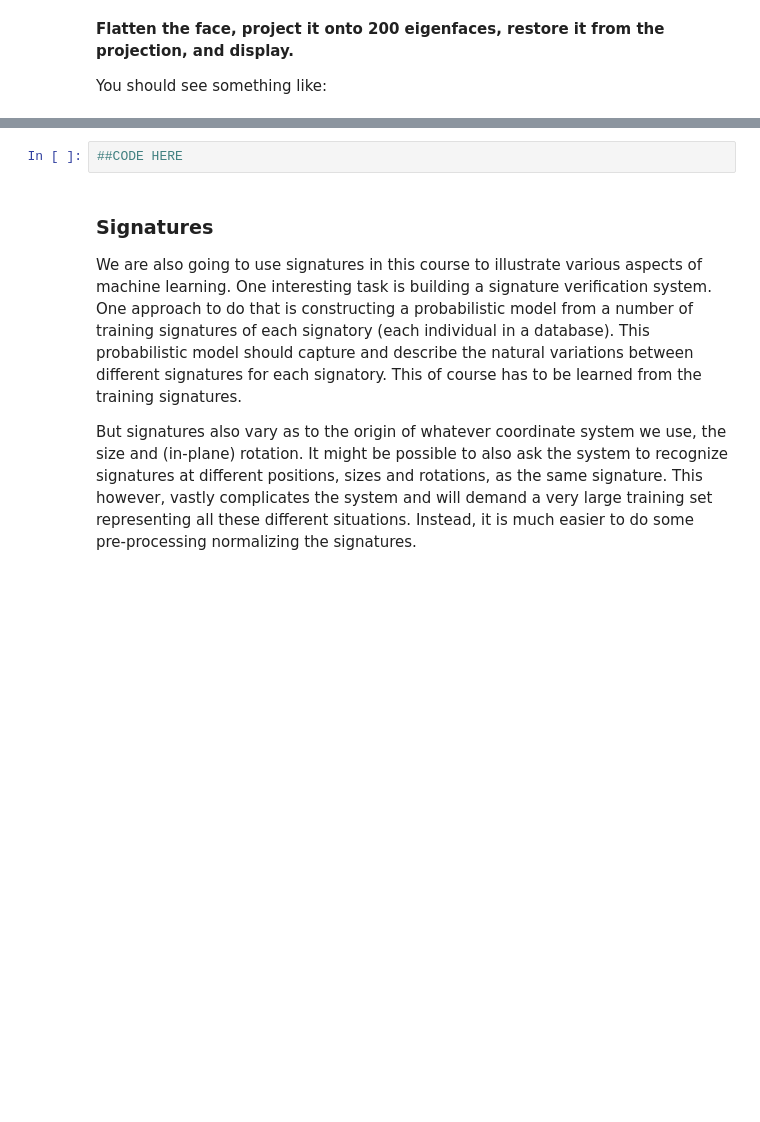
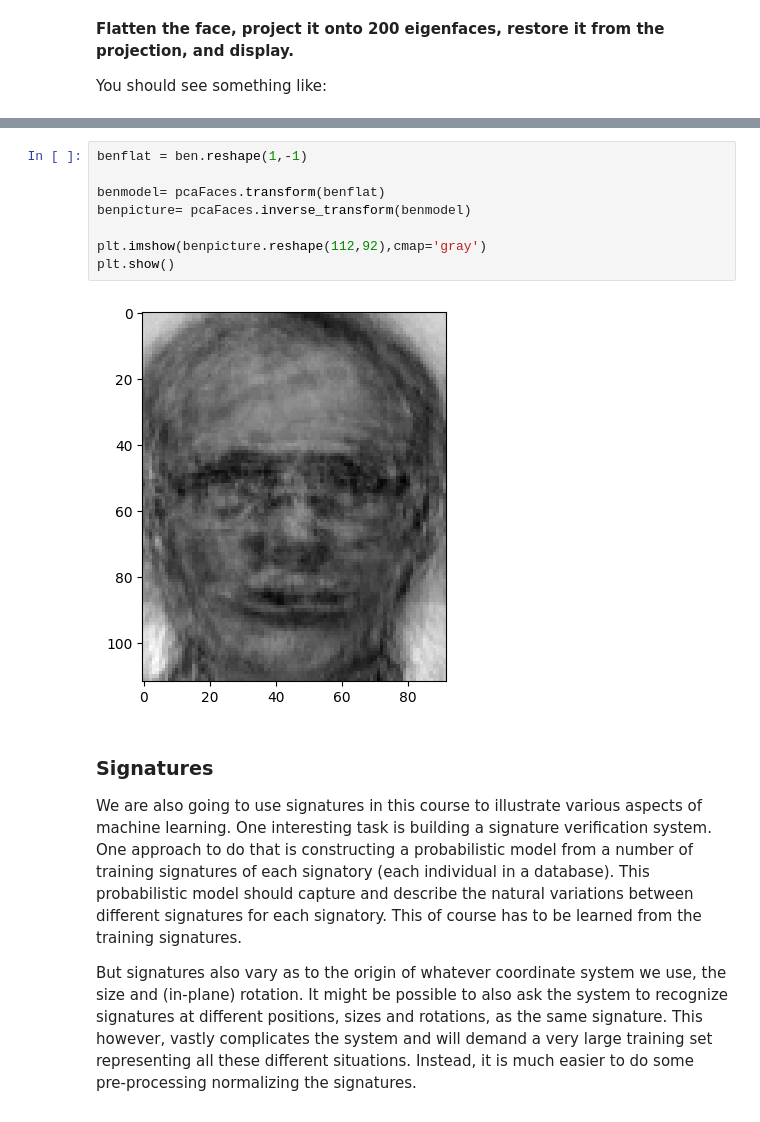
Before and after one commit to Samshabz/ML4, a Jupyter notebook: assign1/src/assign1.ipynb, the cells around one changed output, grey strips where cells are left out. Cells and saved outputs as stored; diff of their text form; blank space fills up the shorter version.

```diff
--- a/assign1/src/assign1.ipynb
+++ b/assign1/src/assign1.ipynb
@@ -216,5 +206,13 @@ display(Image(filename='../resources/images/Ben_recon.png'))
-# %%
-##CODE HERE
+# %%
+benflat = ben.reshape(1,-1)
+
+benmodel= pcaFaces.transform(benflat)
+benpicture= pcaFaces.inverse_transform(benmodel)
+
+plt.imshow(benpicture.reshape(112,92),cmap='gray')
+plt.show()
+# %% [output]
+[figure, added]
 # %% [markdown]
 ### Signatures
 
```
Also changed, not shown: parts of 18 cells of this notebook.
